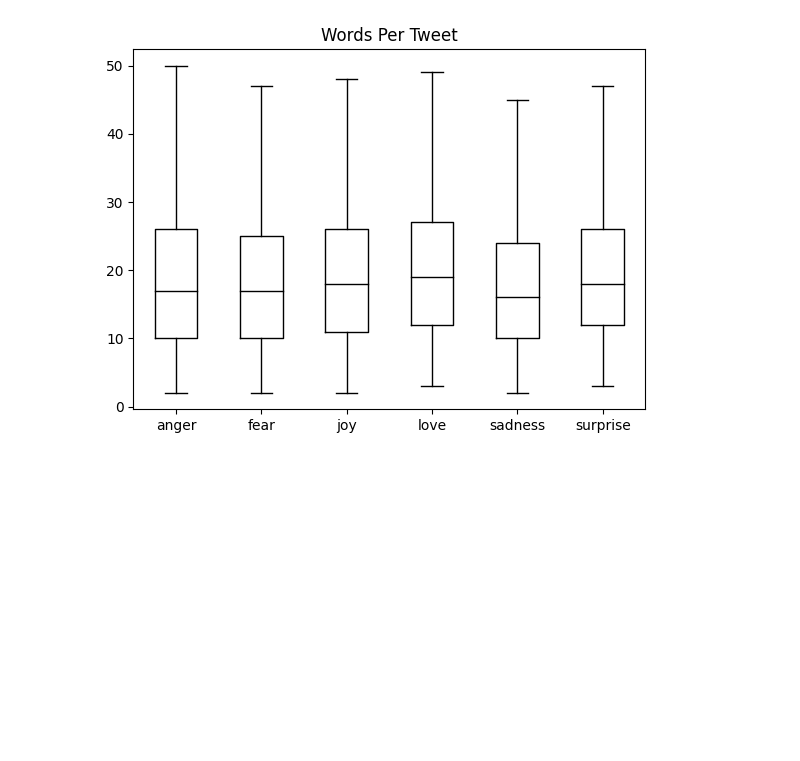
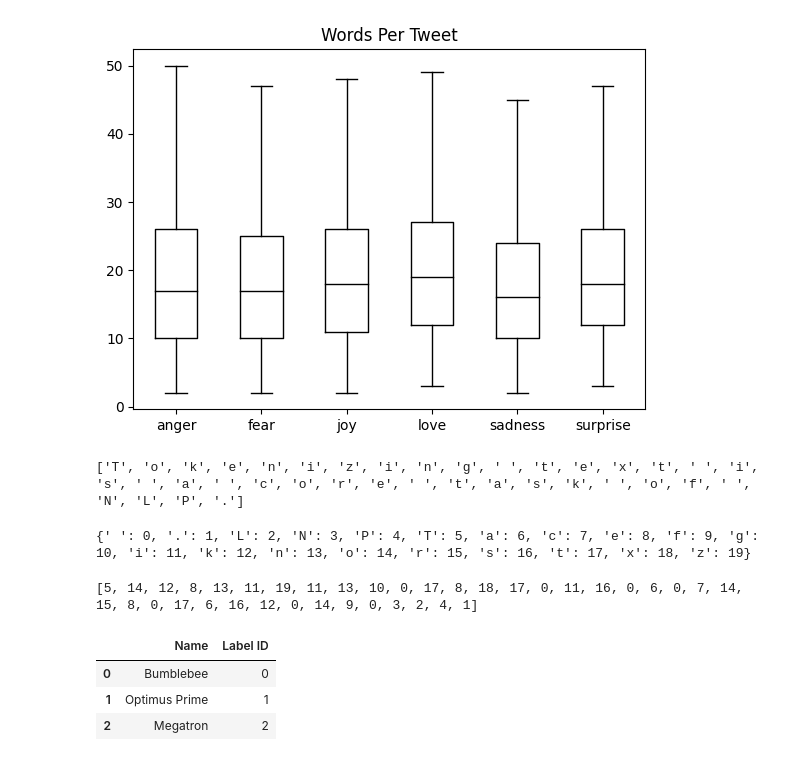
Before and after one commit to ZhangYan0001/TF-Learnning, a Jupyter notebook: Src/item2/2_1.ipynb, the cells around one changed output. Saved outputs shown, nothing was run; the diff lists cells and outputs as text; code cells hidden in the pictures; blank space fills up the shorter version.

```diff
--- a/Src/item2/2_1.ipynb
+++ b/Src/item2/2_1.ipynb
@@ -46,3 +46,33 @@ plt.xlabel("")
 plt.show()
 # %% [output]
 [figure]
+# %%
+# 将文本转换成词元
+# 词元化 tokenization
+
+text_str = "Tokenizing text is a core task of NLP."
+tokenized_text = list(text_str)
+print(tokenized_text)
+# %% [output]
+['T', 'o', 'k', 'e', 'n', 'i', 'z', 'i', 'n', 'g', ' ', 't', 'e', 'x', 't', ' ', 'i', 's', ' ', 'a', ' ', 'c', 'o', 'r', 'e', ' ', 't', 'a', 's', 'k', ' ', 'o', 'f', ' ', 'N', 'L', 'P', '.']
+# %%
+token2idx = {ch: idx for idx, ch in enumerate(sorted(set(tokenized_text)))}
+print(token2idx)
+# %% [output]
+{' ': 0, '.': 1, 'L': 2, 'N': 3, 'P': 4, 'T': 5, 'a': 6, 'c': 7, 'e': 8, 'f': 9, 'g': 10, 'i': 11, 'k': 12, 'n': 13, 'o': 14, 'r': 15, 's': 16, 't': 17, 'x': 18, 'z': 19}
+# %%
+input_ids = [token2idx[token] for token in tokenized_text]
+# 每个词元都已映射到唯一的数字标识符
+print(input_ids)
+# %% [output]
+[5, 14, 12, 8, 13, 11, 19, 11, 13, 10, 0, 17, 8, 18, 17, 0, 11, 16, 0, 6, 0, 7, 14, 15, 8, 0, 17, 6, 16, 12, 0, 14, 9, 0, 3, 2, 4, 1]
+# %%
+categorical_df = pd.DataFrame(
+  {"Name":["Bumblebee", "Optimus Prime", "Megatron"], "Label ID":[0, 1, 2]}
+)
+categorical_df
+# %% [output]
+|  | Name | Label ID |
+| 0 | Bumblebee | 0 |
+| 1 | Optimus Prime | 1 |
+| 2 | Megatron | 2 |
```
